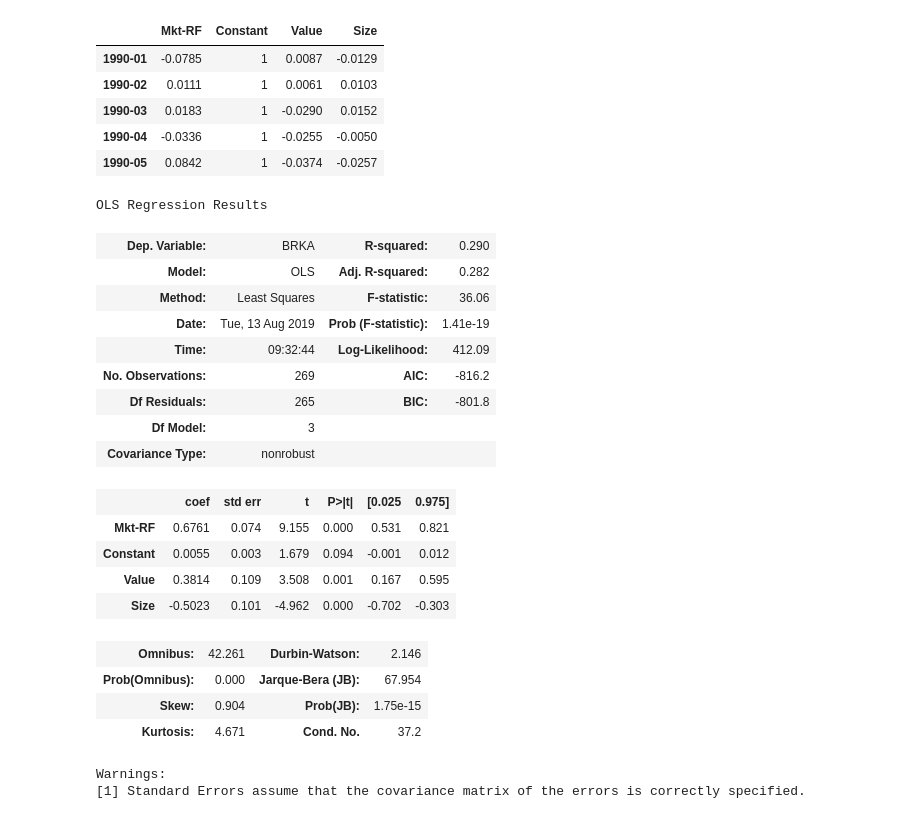
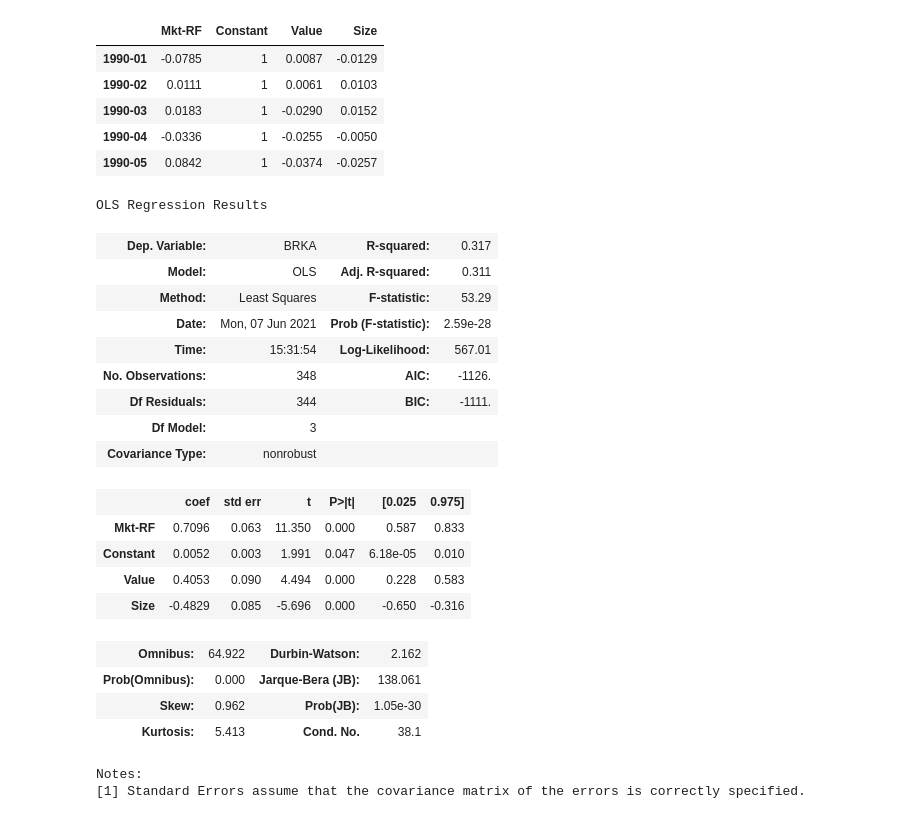
Before and after one commit to mikaelmarques/EDHEC-RISK, a Jupyter notebook: Course2/C2-notebooks/W1S2-01-Fama_French.ipynb, the cells around one changed output. Saved outputs shown, nothing was run; the diff lists cells and outputs as text; code cells hidden in the pictures.

```diff
--- a/Course2/C2-notebooks/W1S2-Foundations.ipynb
+++ b/Course2/C2-notebooks/W1S2-01-Fama_French.ipynb
@@ -186,3 +194,7 @@ result = erk.regress(brka_excess, mkt_excess)
+# %%
+brka_excess = brka_m["1990":"2018-12"] - fff.loc["1990":"2018-12", ['RF']].values
+mkt_excess = fff.loc["1990":"2018-12",['Mkt-RF']]
+result = erk.regress(brka_excess, mkt_excess)
 # %%
 result.params
 # %% [output]
@@ -214,27 +226,31 @@ exp_var.head()
 | 1990-03 | 0.0183 | 1 | -0.0290 | 0.0152 |
 | 1990-04 | -0.0336 | 1 | -0.0255 | -0.0050 |
 | 1990-05 | 0.0842 | 1 | -0.0374 | -0.0257 |
-# %%
-erk.regress(brka_excess, exp_var, alpha=False).summary()
-# %% [output]
-OLS Regression Results
-| Dep. Variable: | BRKA | R-squared: | 0.290 |
-| Model: | OLS | Adj. R-squared: | 0.282 |
-| Method: | Least Squares | F-statistic: | 36.06 |
-| Date: | Tue, 13 Aug 2019 | Prob (F-statistic): | 1.41e-19 |
-| Time: | 09:32:44 | Log-Likelihood: | 412.09 |
-| No. Observations: | 269 | AIC: | -816.2 |
-| Df Residuals: | 265 | BIC: | -801.8 |
-| Df Model: | 3 |  |  |
-| Covariance Type: | nonrobust |  |  |
-|  | coef | std err | t | P>|t| | [0.025 | 0.975] |
-| Mkt-RF | 0.6761 | 0.074 | 9.155 | 0.000 | 0.531 | 0.821 |
-| Constant | 0.0055 | 0.003 | 1.679 | 0.094 | -0.001 | 0.012 |
-| Value | 0.3814 | 0.109 | 3.508 | 0.001 | 0.167 | 0.595 |
-| Size | -0.5023 | 0.101 | -4.962 | 0.000 | -0.702 | -0.303 |
-| Omnibus: | 42.261 | Durbin-Watson: | 2.146 |
-| Prob(Omnibus): | 0.000 | Jarque-Bera (JB): | 67.954 |
-| Skew: | 0.904 | Prob(JB): | 1.75e-15 |
-| Kurtosis: | 4.671 | Cond. No. | 37.2 |
-Warnings:
-[1] Standard Errors assume that the covariance matrix of the errors is correctly specified.
+# %%
+exp_var = mkt_excess.copy()
+exp_var["Constant"] = 1
+exp_var["Value"] = fff.loc["1990":"2018-12",['HML']]
+exp_var["Size"] = fff.loc["1990":"2018-12",['SMB']]
+erk.regress(brka_excess, exp_var, alpha=False).summary()
+# %% [output]
+OLS Regression Results
+| Dep. Variable: | BRKA | R-squared: | 0.317 |
+| Model: | OLS | Adj. R-squared: | 0.311 |
+| Method: | Least Squares | F-statistic: | 53.29 |
+| Date: | Mon, 07 Jun 2021 | Prob (F-statistic): | 2.59e-28 |
+| Time: | 15:31:54 | Log-Likelihood: | 567.01 |
+| No. Observations: | 348 | AIC: | -1126. |
+| Df Residuals: | 344 | BIC: | -1111. |
+| Df Model: | 3 |  |  |
+| Covariance Type: | nonrobust |  |  |
+|  | coef | std err | t | P>|t| | [0.025 | 0.975] |
+| Mkt-RF | 0.7096 | 0.063 | 11.350 | 0.000 | 0.587 | 0.833 |
+| Constant | 0.0052 | 0.003 | 1.991 | 0.047 | 6.18e-05 | 0.010 |
+| Value | 0.4053 | 0.090 | 4.494 | 0.000 | 0.228 | 0.583 |
+| Size | -0.4829 | 0.085 | -5.696 | 0.000 | -0.650 | -0.316 |
+| Omnibus: | 64.922 | Durbin-Watson: | 2.162 |
+| Prob(Omnibus): | 0.000 | Jarque-Bera (JB): | 138.061 |
+| Skew: | 0.962 | Prob(JB): | 1.05e-30 |
+| Kurtosis: | 5.413 | Cond. No. | 38.1 |
+Notes:
+[1] Standard Errors assume that the covariance matrix of the errors is correctly specified.
```
Also changed, not shown: parts of 10 cells of this notebook, 2 other files.
